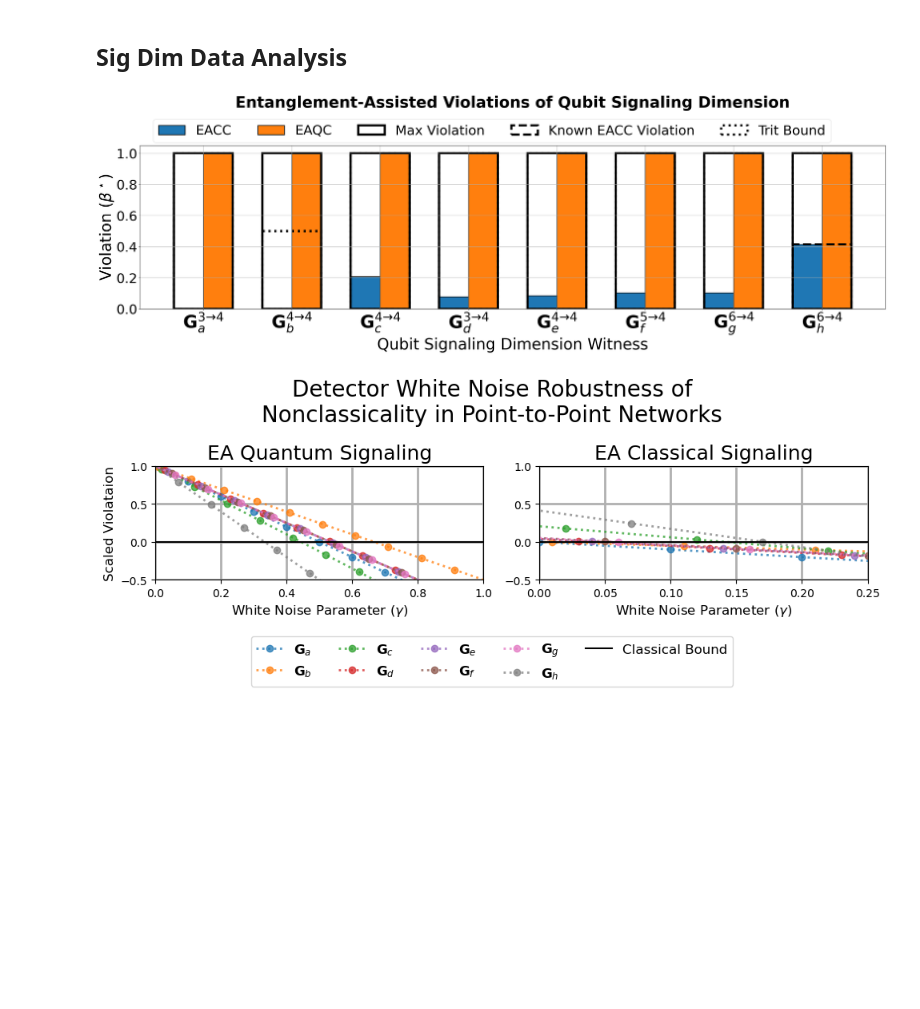
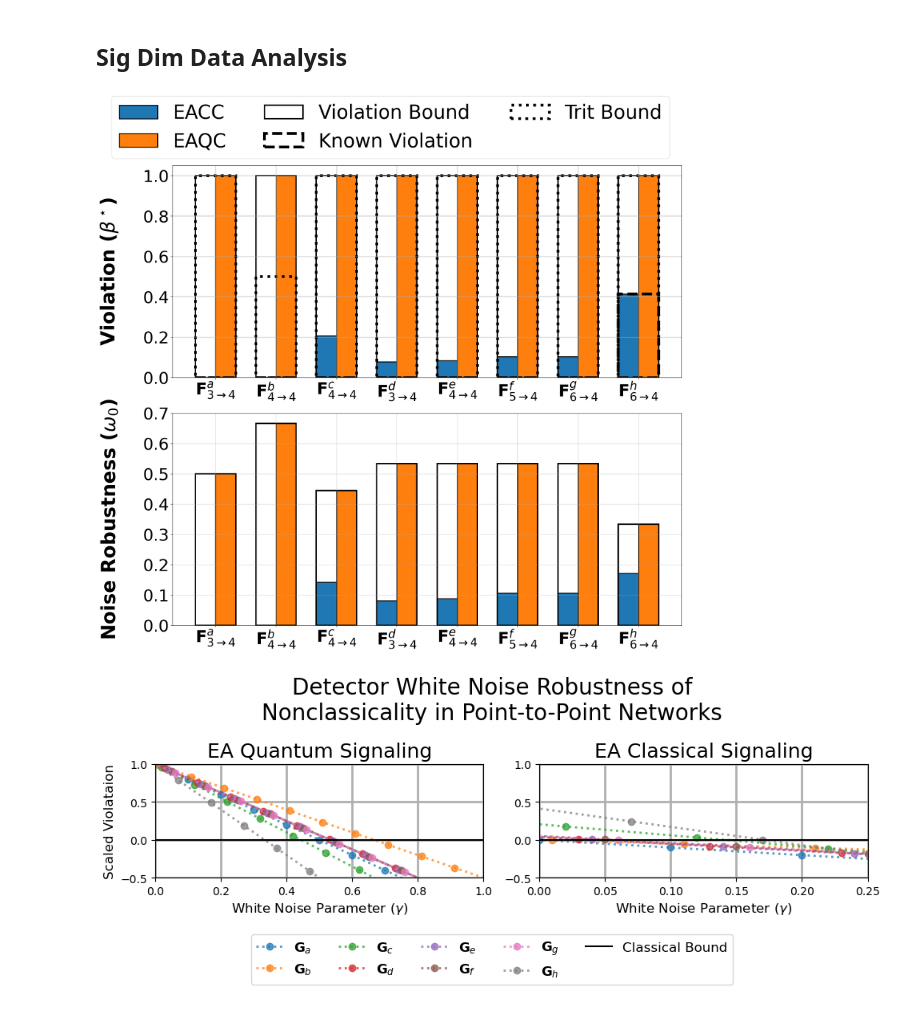
Before and after one commit to ChitambarLab/nonclassicality-in-quantum-communication-networks-supplemental-code, a Jupyter notebook: notebook/33-22-2_multiaccess_violations.ipynb, the cells around one changed output. Saved outputs shown, nothing was run; the diff lists cells and outputs as text; code cells hidden in the pictures; blank space fills up the shorter version.

Commit message:
noise robustness and updates for resubmission

```diff
--- a/notebook/33-22-2_multiaccess_violations.ipynb
+++ b/notebook/33-22-2_multiaccess_violations.ipynb
@@ -519,14 +626,18 @@ eaqc_arb_encoder_opt_dicts = get_sig_dim_opt_dicts(data_path, r"^(eaqc_arb_|eaqc
 def analyze_sig_dim_data(inequality_opt_dicts):
     sig_dim_inequalities = src.qubit_signaling_dimension_bounds()
     classical_bounds = [inequality_tuple[0] for inequality_tuple in sig_dim_inequalities]
+    reward_matrices = [inequality_tuple[1] for inequality_tuple in sig_dim_inequalities]
     game_bounds = game_sig_dim_max_violations()
+    noise_robustness = []
 
 
     max_violations = []
     for i in range(len(sig_dim_inequalities)):
-        max_violations += [
-            (max([max(opt_dict["scores"]) for opt_dict in inequality_opt_dicts[i]]) - classical_bounds[i])  / game_bounds[i]
-        ]
+        unscaled_max_violation = max([max(opt_dict["scores"]) for opt_dict in inequality_opt_dicts[i]])
+
+        max_violations += [(unscaled_max_violation - classical_bounds[i])  / game_bounds[i]]
+
+        noise_robustness += [src.noise_robustness(unscaled_max_violation, reward_matrices[i], classical_bounds[i])]
 
     return max_violations
 
@@ -583,59 +694,86 @@ eaqc_arb_encoder_max_violations = analyze_sig_dim_data(eaqc_arb_encoder_opt_dict
 # eaqc_ghz_ryrz_arb_max_violations = analyze_sig_dim_data(eaqc_ghz_ryrz_arb_opt_dicts)
 # %%
 x_labels = [
-    r"$\mathbf{G}_{a}^{3\to 4}$", r"$\mathbf{G}_b^{4\to 4}$", r"$\mathbf{G}_c^{4\to 4}$",r"$\mathbf{G}_d^{3 \to 4}$", r"$\mathbf{G}_e^{4 \to 4}$", r"$\mathbf{G}_f^{5 \to 4}$", r"$\mathbf{G}_g^{6\to 4}$", r"$\mathbf{G}_h^{6 \to 4}$",
+    r"$\mathbf{F}^{a}_{3\to 4}$", r"$\mathbf{F}^b_{4\to 4}$", r"$\mathbf{F}^c_{4\to 4}$",r"$\mathbf{F}^d_{3 \to 4}$", r"$\mathbf{F}^e_{4 \to 4}$", r"$\mathbf{F}^f_{5 \to 4}$", r"$\mathbf{F}^g_{6\to 4}$", r"$\mathbf{F}^h_{6 \to 4}$",
 ]
 
 x_axis = np.arange(8)
 
 width = 1/3
 
-fig = plt.figure(figsize=(30, 10))
-plt.grid(linewidth=2, alpha=0.5)
+fig, ((ax1), (ax2)) = plt.subplots(figsize=(18, 15), nrows=2, ncols=1)
 
 
-plt.bar(x_axis-0.5*width, eacc_ry_encoder_max_violations, width=width, label="EACC", edgecolor="black",linewidth=2)
-plt.bar(x_axis+0.5*width, eaqc_arb_encoder_max_violations, width=width, label="EAQC", edgecolor="black", linewidth=2)
+
+ax1.grid(linewidth=2, alpha=0.5)
+
+
+ax1.bar(x_axis-0.5*width, eacc_ry_encoder_max_violations, width=width, label="EACC", edgecolor="black",linewidth=2)
+ax1.bar(x_axis+0.5*width, eaqc_arb_encoder_max_violations, width=width, label="EAQC", edgecolor="black", linewidth=2)
 
 
 
 # plt.bar(x_axis+1*width, eacc_ghz_ry_arb_max_violations, width=width, label="EACC GHZ State", edgecolor="black", linewidth=2)
 # plt.bar(x_axis+2*width, eaqc_arb_encoder_max_violations, width=width, label="EAQC Arb State", edgecolor="black", linewidth=2)
 # plt.bar(x_axis+3*width, eaqc_ghz_arb_arb_max_violations, width=width, label="EAQC GHZ Arb Arb", edgecolor="black", linewidth=2)
 # plt.bar(x_axis+4*width, eaqc_ghz_ryrz_arb_max_violations, width=width, label="EAQC GHZ RYRZ Arb", edgecolor="black", linewidth=2)
 
 
 
 trit_max_bounds = [1,0.5,1,1,1,1,1,1]
 
 eacc_max_bounds = [0,0,0,0,0,0,0,
     # ((5 + np.sqrt(2))/2 - 3),
     # ((7 + np.sqrt(2))/2 - 4)/2,
     # ((7 + np.sqrt(2))/2 - 4)/2,
     # ((7 + np.sqrt(2))/2 - 4)/2,
     # ((7 + np.sqrt(2))/2 - 4)/2,
     ((4 + np.sqrt(2)) - 5)
 ]
-plt.bar(x_axis+0*width, np.ones(8), width=1-width,  label="Max Violation", edgecolor="black", linewidth=6, fill=False)
+ax1.bar(x_axis+0*width, np.ones(8), width=1-width,  label="Violation Bound", edgecolor="black", linewidth=3, fill=False)
 
-plt.bar(x_axis+0*width, eacc_max_bounds, width=1-width,  label="Known EACC Violation", edgecolor="black", linewidth=6, fill=False, linestyle="--")
-plt.bar(x_axis+0*width, trit_max_bounds, width=1-width,  label="Trit Bound", edgecolor="black", linewidth=6, fill=False, linestyle=":")
+ax1.bar(x_axis+0*width, eacc_max_bounds, width=1-width,  label="Known Violation", edgecolor="black", linewidth=6, fill=False, linestyle="--")
+ax1.bar(x_axis+0*width, trit_max_bounds, width=1-width,  label="Trit Bound", edgecolor="black", linewidth=6, fill=False, linestyle=":")
 
 
 
-plt.xticks(x_axis, x_labels, fontsize=48)
-plt.title("Entanglement-Assisted Violations of Qubit Signaling Dimension\n\n", size=42, fontweight="bold")
-plt.yticks(fontsize=36)
-fig.legend(fontsize=36, ncol=5, loc="upper center", bbox_to_anchor=(0.5,0.92))
-plt.ylabel(r"Violation ($\beta^\star$)", fontsize=42)
-plt.xlabel("Qubit Signaling Dimension Witness", fontsize=42)
+ax1.set_xticks(x_axis, x_labels, fontsize=36)
+
+y_axis = [0.0,0.2,0.4,0.6,0.8,1.0]
+ax1.set_yticks(y_axis, y_axis, fontsize=36)
+
+
+ax1.set_ylabel("Violation ($\\beta^\\star$)\n", fontsize=42, fontweight="bold")
+# ax1.set_xlabel("Qubit Signaling Dimension Witness", fontsize=42)
+
+fig.legend(fontsize=42, ncol=3, loc="upper center", bbox_to_anchor=(0.5,1.15))
+
+
+ax2.grid(linewidth=1, alpha=0.5)
+
+
+ax2.bar(x_axis-0.5*width, sig_dim_critical_params(eacc_ry_encoder_max_violations), width=width, label="EACC", edgecolor="black",linewidth=2)
+ax2.bar(x_axis+0.5*width, sig_dim_critical_params(eaqc_arb_encoder_max_violations), width=width, label="EAQC", edgecolor="black", linewidth=2)
+
+
+ax2.bar(x_axis+0*width, sig_dim_critical_params(np.ones(8)), width=1-width, edgecolor="black", linewidth=3, fill=False)
+
+yticks_2 = [0.0, 0.1, 0.2, 0.3, 0.4, 0.5, 0.6, 0.7]
+ax2.set_xticks(x_axis, x_labels, fontsize=36)
+ax2.set_yticks(yticks_2, yticks_2, fontsize=36)
+
+ax2.set_ylabel("Noise Robustness ($\\omega_0$)\n", fontsize=42, fontweight="bold")
+# ax2.set_xlabel("Qubit Signaling Dimension Witness", fontsize=42)
+
+
+
 
 fig.tight_layout()
 
 
 plt.show()
 # %% [output]
-[figure, old version]
+[figure, new version]
 # %%
 fig, (ax1, ax2) = plt.subplots(figsize=(10, 4), nrows=1, ncols=2)
 nrange = np.arange(-0.1, 1.001,0.1)
```
Also changed, not shown: parts of 5 cells of this notebook, 15 other files.
